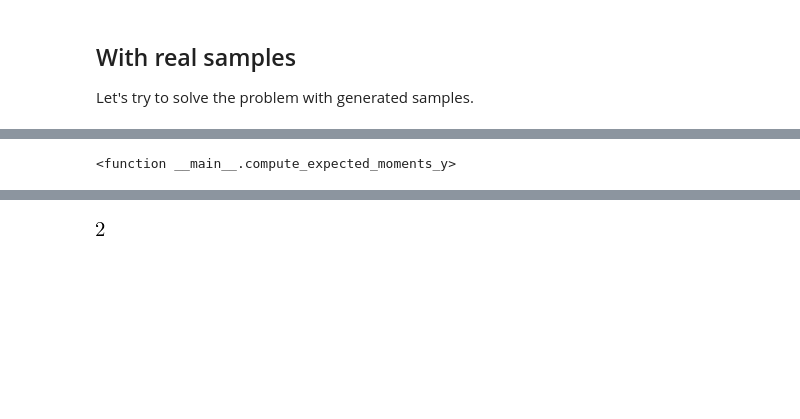
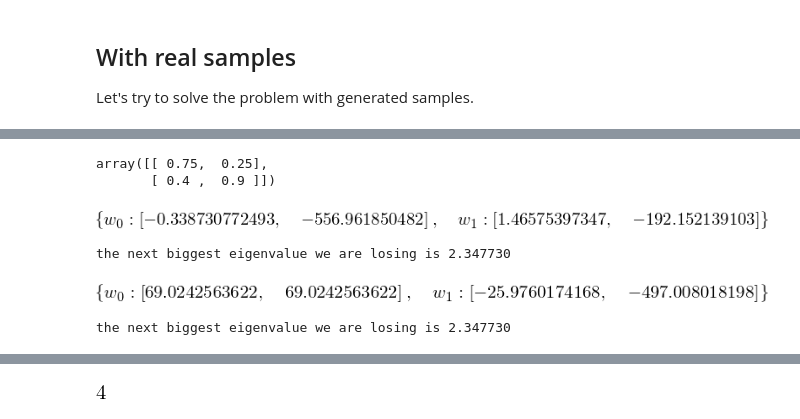
Before and after one commit to sidaw/polymom, a Jupyter notebook: MixtureLinearRegressions.ipynb, the cells around one changed output, grey strips where cells are left out. Cells and saved outputs as stored; diff of their text form; code cells hidden in the pictures; blank space fills up the shorter version.

```diff
--- a/MixtureLinearRegressions.ipynb
+++ b/MixtureLinearRegressions.ipynb
@@ -172,4 +205,14 @@ array([[ 0.75,  0.25],
-# %%
-compute_expected_moments_y
-# %% [output]
-<function __main__.compute_expected_moments_y>
+# %%
+display(model.betas)
+display(extractors.extract_solutions_lasserre(M, solsdp['x'], Kmax=2))
+
+display(extractors.extract_solutions_dreesen_proto(M, solsdp['x'], Kmax=2))
+sol = extractors.extract_solutions_dreesen_proto(M, solsdp['x'], Kmax=2)
+ws_rec = array([sol[sp.symbols('w0')], sol[sp.symbols('w1')]])
+# %% [output]
+array([[ 0.75,  0.25],
+       [ 0.4 ,  0.9 ]])
+[figure, added]
+the next biggest eigenvalue we are losing is 2.347730
+[figure, added]
+the next biggest eigenvalue we are losing is 2.347730
```
Also changed, not shown: parts of 11 cells of this notebook, 3 other files.
